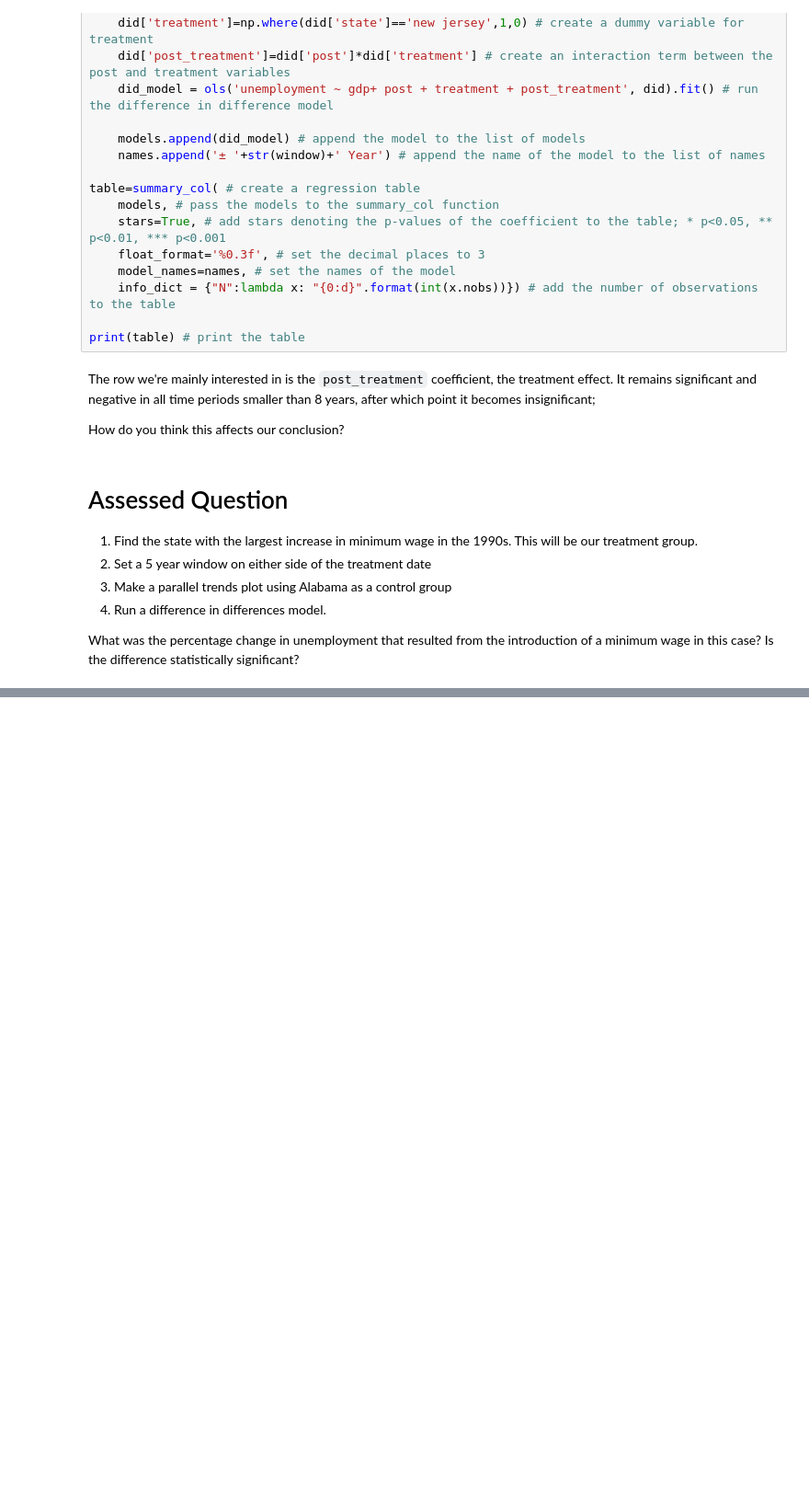
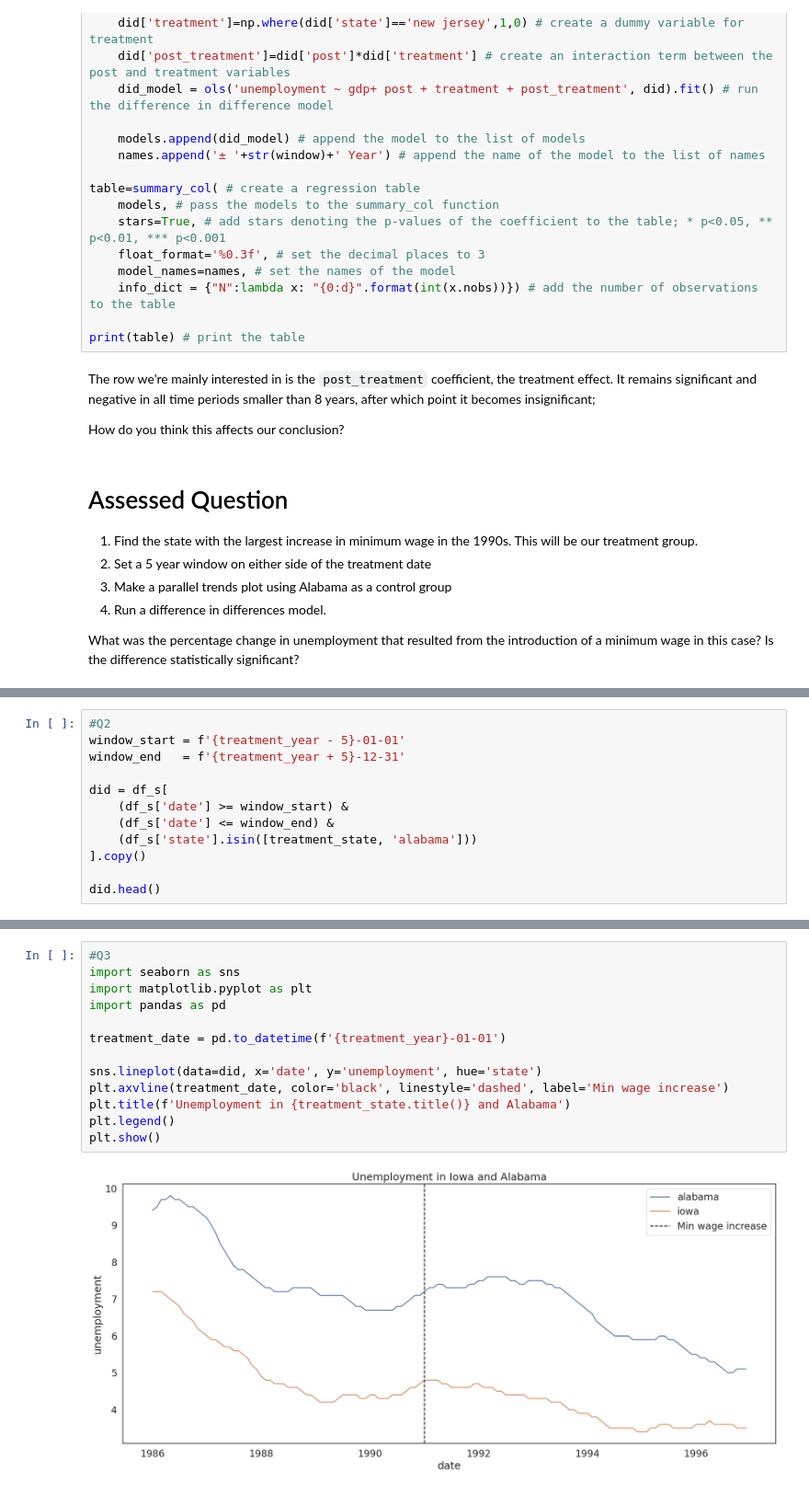
Before and after one commit to xwu23-max/QM2, a Jupyter notebook: notebooks/W08. Diff-in-Diff.ipynb, the cells around one changed output, grey strips where cells are left out. Shown: that part at 92% size. Cells and saved outputs as stored; diff of their text form; blank space fills up the shorter version.

```diff
--- a/notebooks/W08. Diff-in-Diff.ipynb
+++ b/notebooks/W08. Diff-in-Diff.ipynb
@@ -475,0 +503,12 @@ What was the percentage change in unemployment that resulted from the introducti
+# %%
+#Q2
+window_start = f'{treatment_year - 5}-01-01'
+window_end   = f'{treatment_year + 5}-12-31'
+
+did = df_s[
+    (df_s['date'] >= window_start) &
+    (df_s['date'] <= window_end) &
+    (df_s['state'].isin([treatment_state, 'alabama']))
+].copy()
+
+did.head()
@@ -475,0 +522,15 @@ What was the percentage change in unemployment that resulted from the introducti
+# %%
+#Q3
+import seaborn as sns
+import matplotlib.pyplot as plt
+import pandas as pd
+
+treatment_date = pd.to_datetime(f'{treatment_year}-01-01')
+
+sns.lineplot(data=did, x='date', y='unemployment', hue='state')
+plt.axvline(treatment_date, color='black', linestyle='dashed', label='Min wage increase')
+plt.title(f'Unemployment in {treatment_state.title()} and Alabama')
+plt.legend()
+plt.show()
+# %% [output]
+[figure, added]
```
Also changed, not shown: parts of 2 cells of this notebook.
